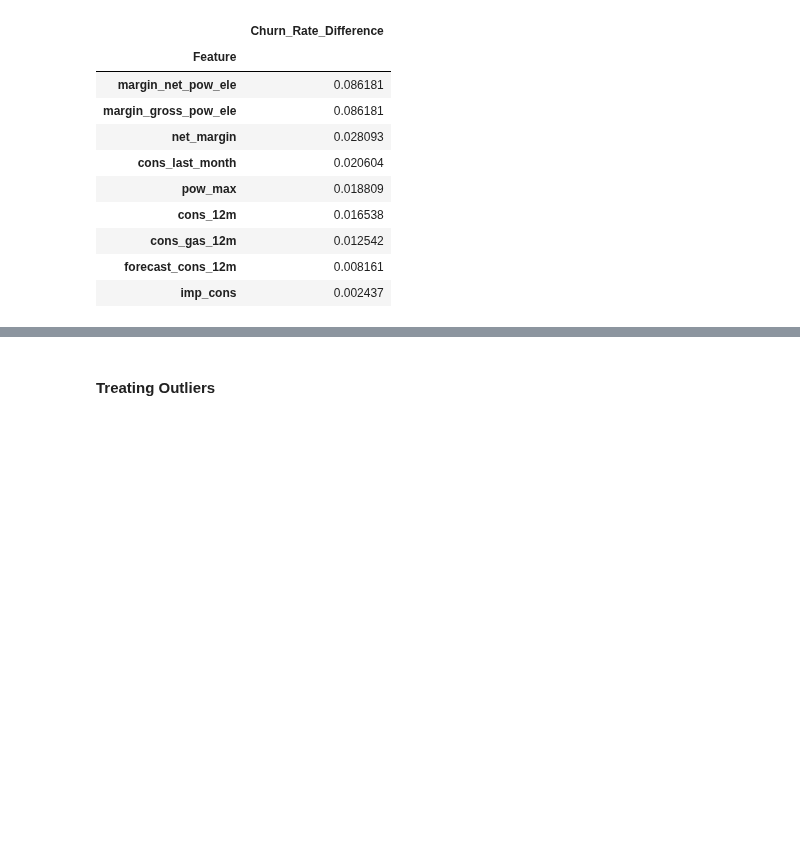
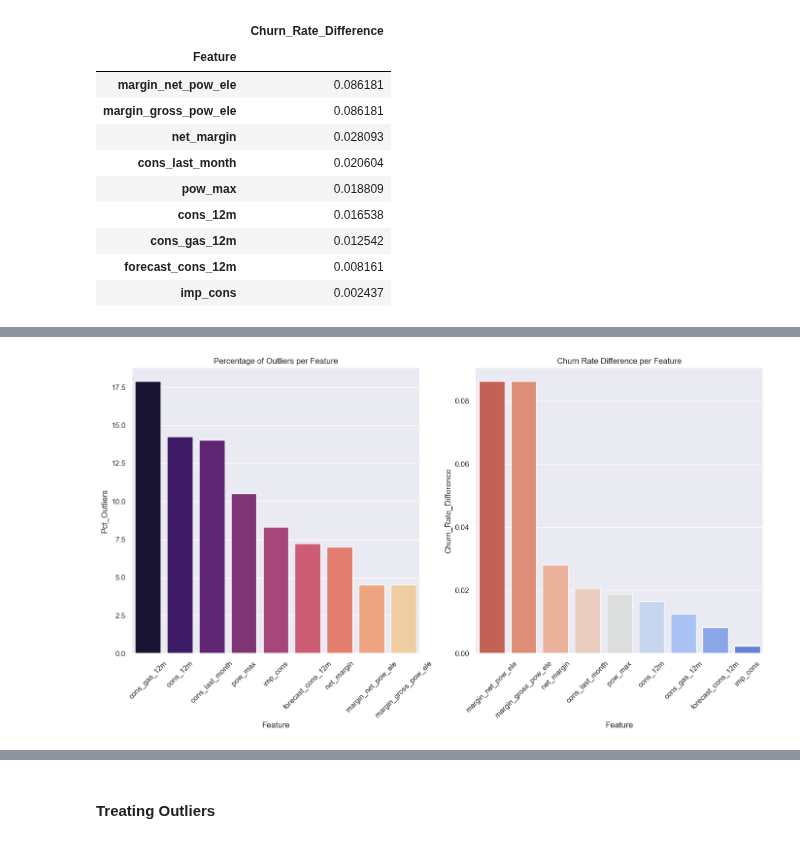
Before and after one commit to ramdhanhdy/DS_Project, a Jupyter notebook: BCG_DataScience_VI/Task2_EDA.ipynb, the cells around one changed output, grey strips where cells are left out. Drawn from its saved outputs; the diff is of its cells as text; code cells hidden in the pictures; blank space fills up the shorter version.

```diff
--- a/BCG_DataScience_VI/Task2_EDA.ipynb
+++ b/BCG_DataScience_VI/Task2_EDA.ipynb
@@ -570,3 +572,24 @@ Passing `palette` without assigning `hue` is deprecated and will be removed in v
+# %%
+fig, axes = plt.subplots(1, 2, figsize=(14, 8))
+
+# Plot 1: Percentage of Outliers per Feature
+sns.barplot(x='Feature', y='Pct_Outliers',
+            data=outlier_result_df.sort_values('Pct_Outliers', ascending=False),
+            hue='Feature', palette='magma', ax=axes[0], legend=False)
+axes[0].set_title('Percentage of Outliers per Feature')
+axes[0].tick_params(axis='x', rotation=45)
+
+# Plot 2: Churn Rate Difference per Feature
+sns.barplot(x='Feature', y='Churn_Rate_Difference',
+            data=outlier_result_df.sort_values('Churn_Rate_Difference', ascending=False),
+            hue='Feature', palette='coolwarm_r', ax=axes[1], legend=False)
+axes[1].set_title('Churn Rate Difference per Feature')
+axes[1].tick_params(axis='x', rotation=45)
+
+plt.tight_layout()
+plt.show()
+# %% [output]
+[figure, added]
 # %% [markdown]
 The above visualization highlights key features where outliers significantly affect churn rates.
 
```
Also changed, not shown: parts of 18 cells of this notebook.
